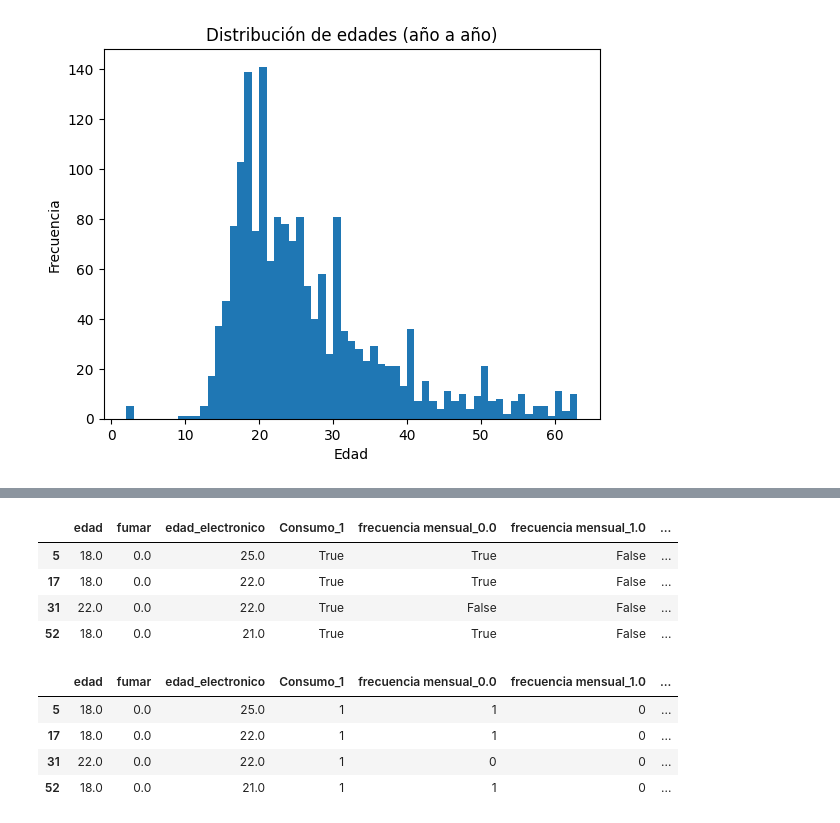
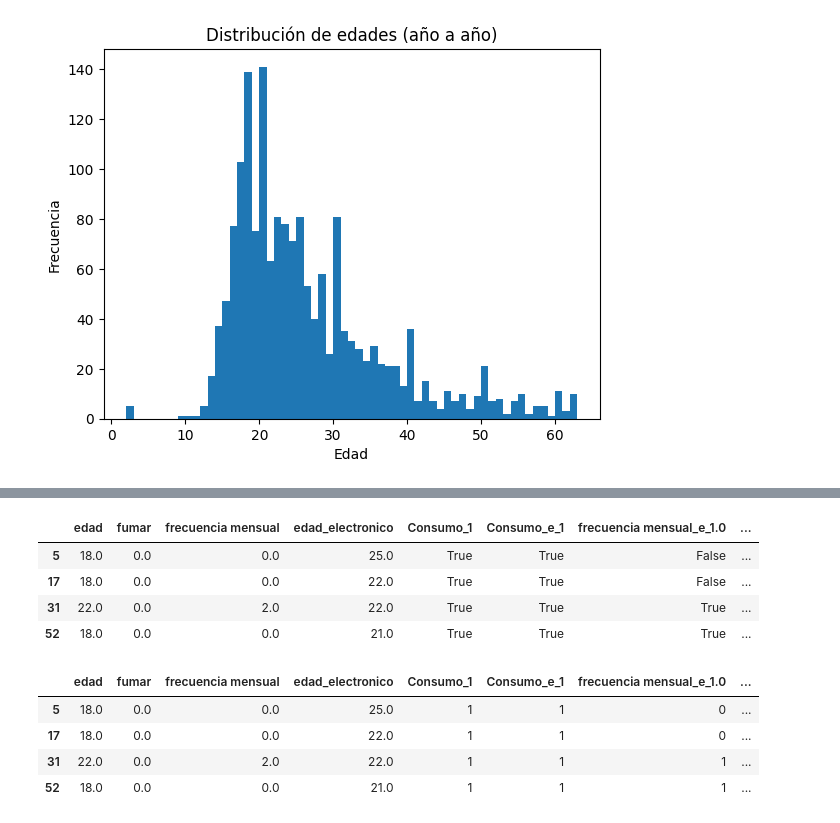
Before and after one commit to santiagovillamizarjaimes-collab/segundocorte, a Jupyter notebook: tareaultima.ipynb, the cells around one changed output, grey strips where cells are left out. Cells and saved outputs as stored; diff of their text form; code cells hidden in the pictures.

```diff
--- a/tareaultima.ipynb
+++ b/tareaultima.ipynb
@@ -189,32 +168,28 @@ frecuencia_cerveza.plot(kind='bar')
 # %%
 dataf = pd.get_dummies(
     tabla_cigarrillo,
-    columns=['Consumo', 'frecuencia mensual', "Consumo_e", "frecuencia mensual_e"],
-    prefix=['Consumo', 'frecuencia mensual',  "Consumo_e", "frecuencia mensual_e"]
+    columns=['Consumo', "Consumo_e", "frecuencia mensual_e"],
+    prefix=['Consumo',  "Consumo_e", "frecuencia mensual_e"]
 )
 dataf.head(4)
 # %% [output]
-|  | edad | fumar | edad_electronico | Consumo_1 | frecuencia mensual_0.0 | frecuencia mensual_1.0 | ... |
-| 5 | 18.0 | 0.0 | 25.0 | True | True | False | ... |
-| 17 | 18.0 | 0.0 | 22.0 | True | True | False | ... |
-| 31 | 22.0 | 0.0 | 22.0 | True | False | False | ... |
-| 52 | 18.0 | 0.0 | 21.0 | True | True | False | ... |
+|  | edad | fumar | frecuencia mensual | edad_electronico | Consumo_1 | Consumo_e_1 | frecuencia mensual_e_1.0 | ... |
+| 5 | 18.0 | 0.0 | 0.0 | 25.0 | True | True | False | ... |
+| 17 | 18.0 | 0.0 | 0.0 | 22.0 | True | True | False | ... |
+| 31 | 22.0 | 0.0 | 2.0 | 22.0 | True | True | True | ... |
+| 52 | 18.0 | 0.0 | 0.0 | 21.0 | True | True | True | ... |
 # %%
 dataf['Consumo_1'] = dataf['Consumo_1'].astype(int)
-dataf['frecuencia mensual_0.0'] = dataf['frecuencia mensual_0.0'].astype(int)
-dataf['frecuencia mensual_1.0'] = dataf['frecuencia mensual_1.0'].astype(int)
-dataf['frecuencia mensual_2.0'] = dataf['frecuencia mensual_2.0'].astype(int)
-dataf['frecuencia mensual_9.0'] = dataf['frecuencia mensual_9.0'].astype(int)
 dataf['Consumo_e_1'] = dataf['Consumo_e_1'].astype(int)
 dataf['frecuencia mensual_e_1.0'] = dataf['frecuencia mensual_e_1.0'].astype(int)
 dataf['frecuencia mensual_e_2.0'] = dataf['frecuencia mensual_e_2.0'].astype(int)
 dataf.head(4)
 # %% [output]
-|  | edad | fumar | edad_electronico | Consumo_1 | frecuencia mensual_0.0 | frecuencia mensual_1.0 | ... |
-| 5 | 18.0 | 0.0 | 25.0 | 1 | 1 | 0 | ... |
-| 17 | 18.0 | 0.0 | 22.0 | 1 | 1 | 0 | ... |
-| 31 | 22.0 | 0.0 | 22.0 | 1 | 0 | 0 | ... |
-| 52 | 18.0 | 0.0 | 21.0 | 1 | 1 | 0 | ... |
+|  | edad | fumar | frecuencia mensual | edad_electronico | Consumo_1 | Consumo_e_1 | frecuencia mensual_e_1.0 | ... |
+| 5 | 18.0 | 0.0 | 0.0 | 25.0 | 1 | 1 | 0 | ... |
+| 17 | 18.0 | 0.0 | 0.0 | 22.0 | 1 | 1 | 0 | ... |
+| 31 | 22.0 | 0.0 | 2.0 | 22.0 | 1 | 1 | 1 | ... |
+| 52 | 18.0 | 0.0 | 0.0 | 21.0 | 1 | 1 | 1 | ... |
 # %%
 from sklearn.model_selection import train_test_split
 train_data, test_data = train_test_split(dataf, test_size=0.2, random_state=42)
```
Also changed, not shown: parts of 26 cells of this notebook.
